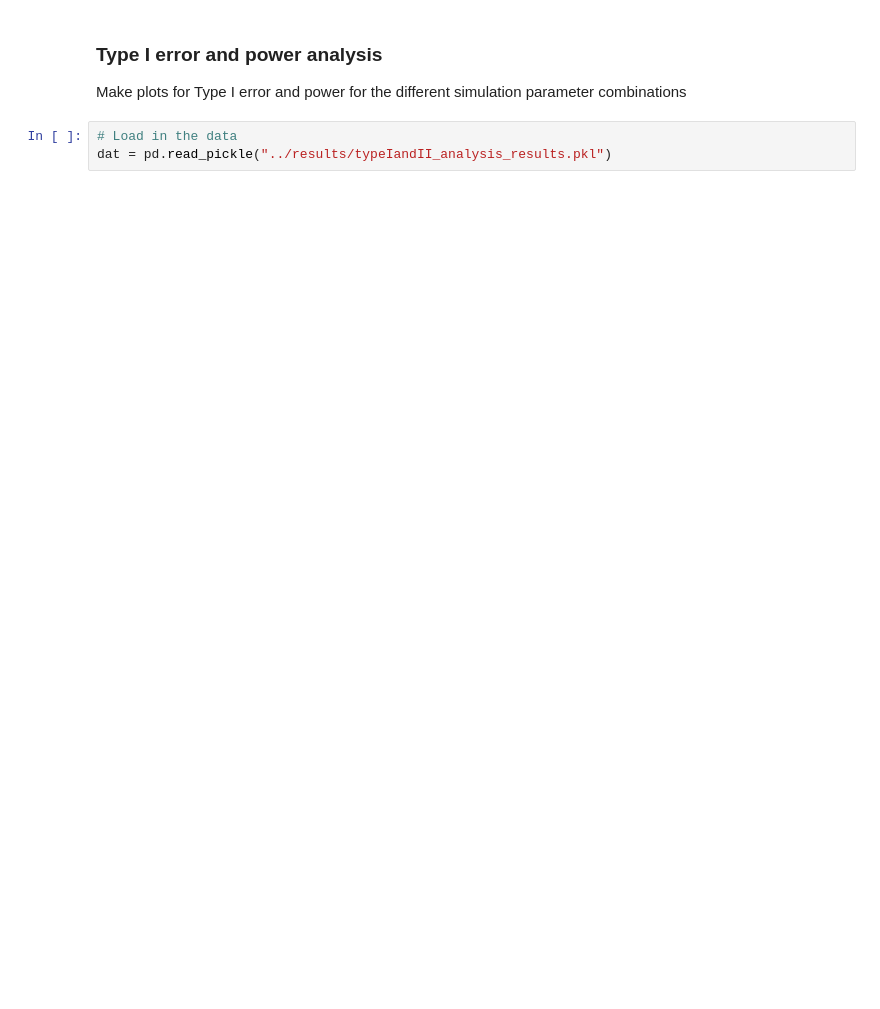
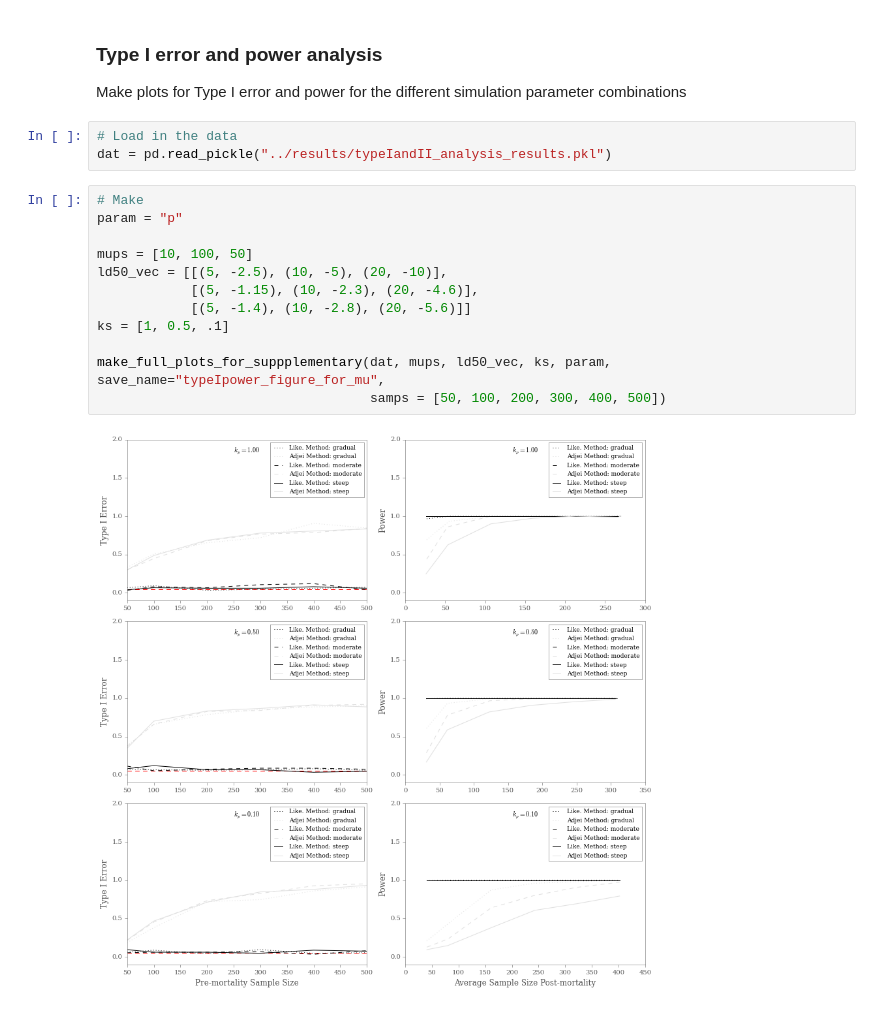
Before and after one commit to mqwilber/parasite_mortality, a Jupyter notebook: code/manuscript_plots.ipynb, the cells around one changed output. Saved outputs shown, nothing was run; the diff lists cells and outputs as text; blank space fills up the shorter version.

```diff
--- a/code/manuscript_plots.ipynb
+++ b/code/manuscript_plots.ipynb
@@ -201,3 +204,17 @@ Make plots for Type I error and power for the different simulation parameter com
 # %%
 # Load in the data
 dat = pd.read_pickle("../results/typeIandII_analysis_results.pkl")
+# %%
+# Make
+param = "p"
+
+mups = [10, 100, 50]
+ld50_vec = [[(5, -2.5), (10, -5), (20, -10)],
+            [(5, -1.15), (10, -2.3), (20, -4.6)],
+            [(5, -1.4), (10, -2.8), (20, -5.6)]]
+ks = [1, 0.5, .1]
+
+make_full_plots_for_suppplementary(dat, mups, ld50_vec, ks, param, save_name="typeIpower_figure_for_mu",
+                                   samps = [50, 100, 200, 300, 400, 500])
+# %% [output]
+[figure, added]
```
Also changed, not shown: parts of 17 cells of this notebook, 23 other files.
